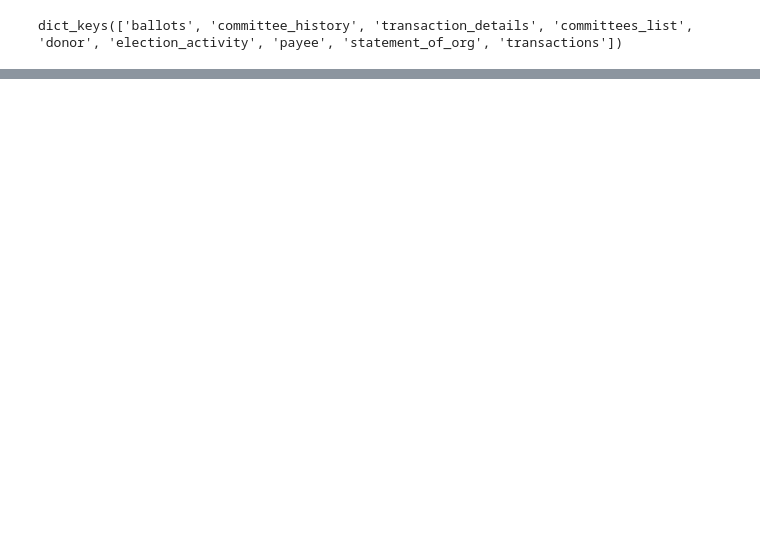
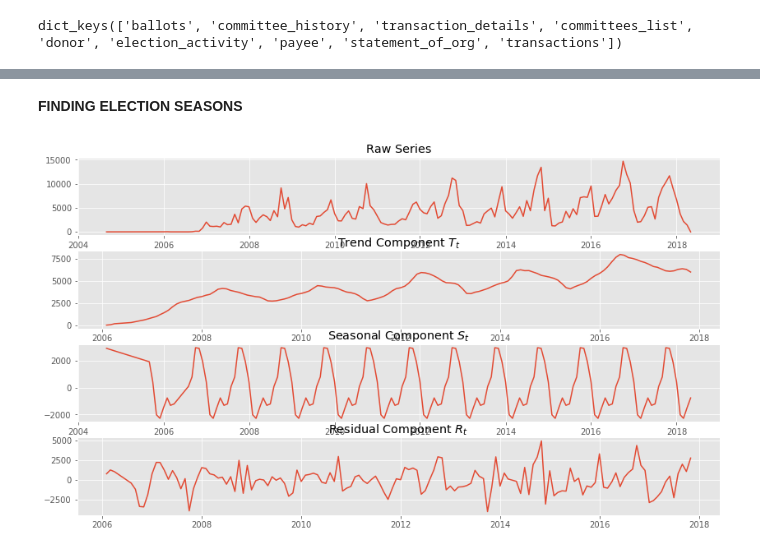
Before and after one commit to hackoregon/elections-2018, a Jupyter notebook: notebooks/DB_Connect_EDA.ipynb, the cells around one changed output, grey strips where cells are left out. Cells and saved outputs as stored; diff of their text form; code cells hidden in the pictures; blank space fills up the shorter version.

```diff
--- a/notebooks/DB_Connect_EDA.ipynb
+++ b/notebooks/DB_Connect_EDA.ipynb
@@ -31,0 +131,40 @@ table_dfs['donor']['donor_cats'][0]['categories'][0]
+# %% [markdown]
+**FINDING ELECTION SEASONS**
+# %%
+def next_weekday(d):
+    weekday = d.weekday()
+    if weekday < 3:
+        d = d - datetime.timedelta(weekday)
+    else:
+        d = d + datetime.timedelta(7 - weekday)
+    return d
+# %%
+def next_month(d):
+    day = d.day
+    month = d.month
+    year = d.year
+    if day < 15:
+        day = 1
+    if day >= 15:
+        if month == 12:
+            month = 1
+            day = 1
+            year = year + 1
+        else:
+            month = month + 1
+            day = 1
+    return datetime.date(year, month, day)
+# %%
+money_in_df["week_round"] = money_in_df.transaction_date.map(lambda x:next_weekday(x))
+money_in_df["month_round"] = money_in_df.transaction_date.map(lambda x: next_month(x))
+money_in_df["week_round"] = pd.to_datetime(money_in_df.week_round)
+money_in_df["month_round"] = pd.to_datetime(money_in_df.month_round)
+# %%
+month_round_df = money_in_df[["month_round", "amount"]].groupby("month_round").agg("count")
+week_round_df = money_in_df[["week_round", "amount"]].groupby("week_round").agg("count")
+# %%
+month_decomp = sm.tsa.seasonal_decompose(month_round_df, freq=12)
+fig, axs = plt.subplots(4, figsize=(14, 8))
+plot_seasonal_decomposition(axs,month_round_df,month_decomp)
+# %% [output]
+[figure, added]
```
Also changed, not shown: parts of 21 cells of this notebook.
